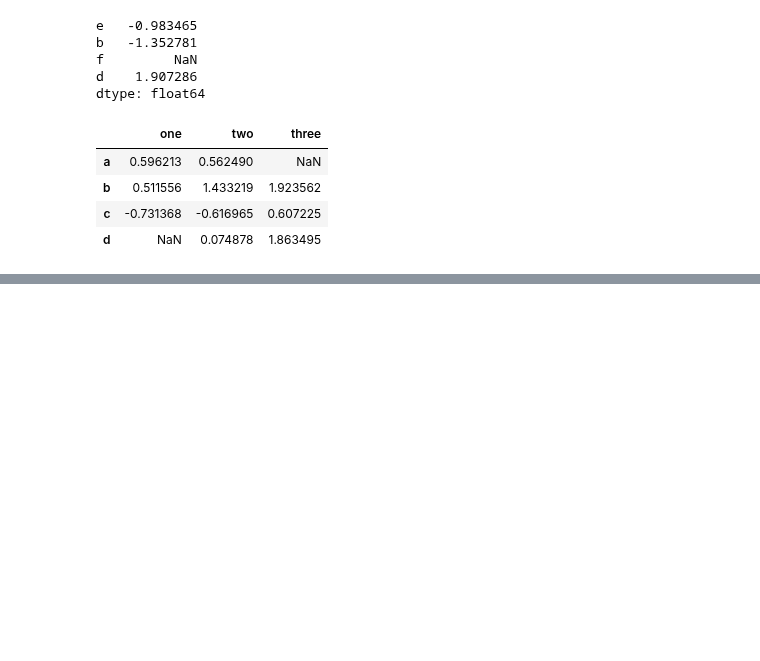
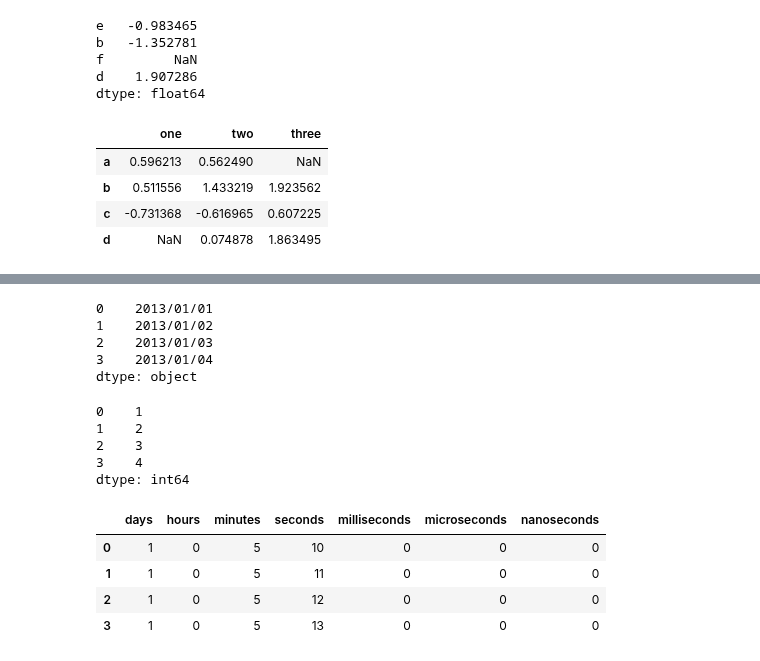
Before and after one commit to UtsavParashar/PythonProblems, a Jupyter notebook: PandasOffDoc.ipynb, the cells around one changed output, grey strips where cells are left out. Drawn from its saved outputs; the diff is of its cells as text; code cells hidden in the pictures; blank space fills up the shorter version.

```diff
--- a/PandasOffDoc.ipynb
+++ b/PandasOffDoc.ipynb
@@ -3431,0 +3436,31 @@ Name: b, dtype: object
+# %%
+s = pd.Series(pd.date_range("20130101", periods=4))
+s.dt.strftime('%Y/%m/%d')
+# %% [output]
+0    2013/01/01
+1    2013/01/02
+2    2013/01/03
+3    2013/01/04
+dtype: object
+# %%
+s = pd.Series(pd.period_range("20130101", periods=4))
+s.dt.strftime('%Y/%m/%d')
+s.dt.month
+s.dt.day
+# %% [output]
+0    1
+1    2
+2    3
+3    4
+dtype: int64
+# %%
+s = pd.Series(pd.timedelta_range('1 day 00:05:10', periods=4, freq="s"))
+s.dt.days
+s.dt.seconds
+s.dt.components
+# %% [output]
+|  | days | hours | minutes | seconds | milliseconds | microseconds | nanoseconds |
+| 0 | 1 | 0 | 5 | 10 | 0 | 0 | 0 |
+| 1 | 1 | 0 | 5 | 11 | 0 | 0 | 0 |
+| 2 | 1 | 0 | 5 | 12 | 0 | 0 | 0 |
+| 3 | 1 | 0 | 5 | 13 | 0 | 0 | 0 |
```
Also changed, not shown: parts of 73 cells of this notebook, 1 other file.
